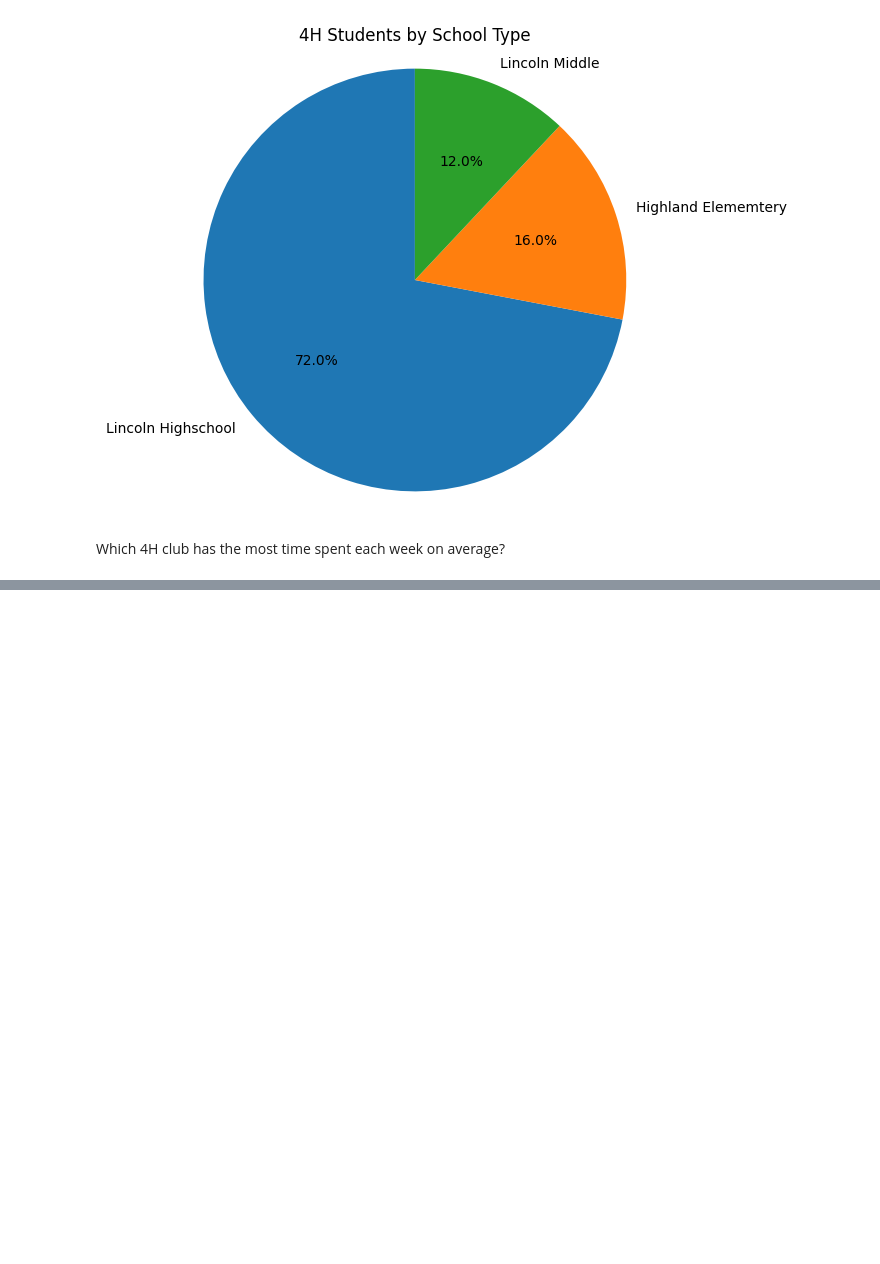
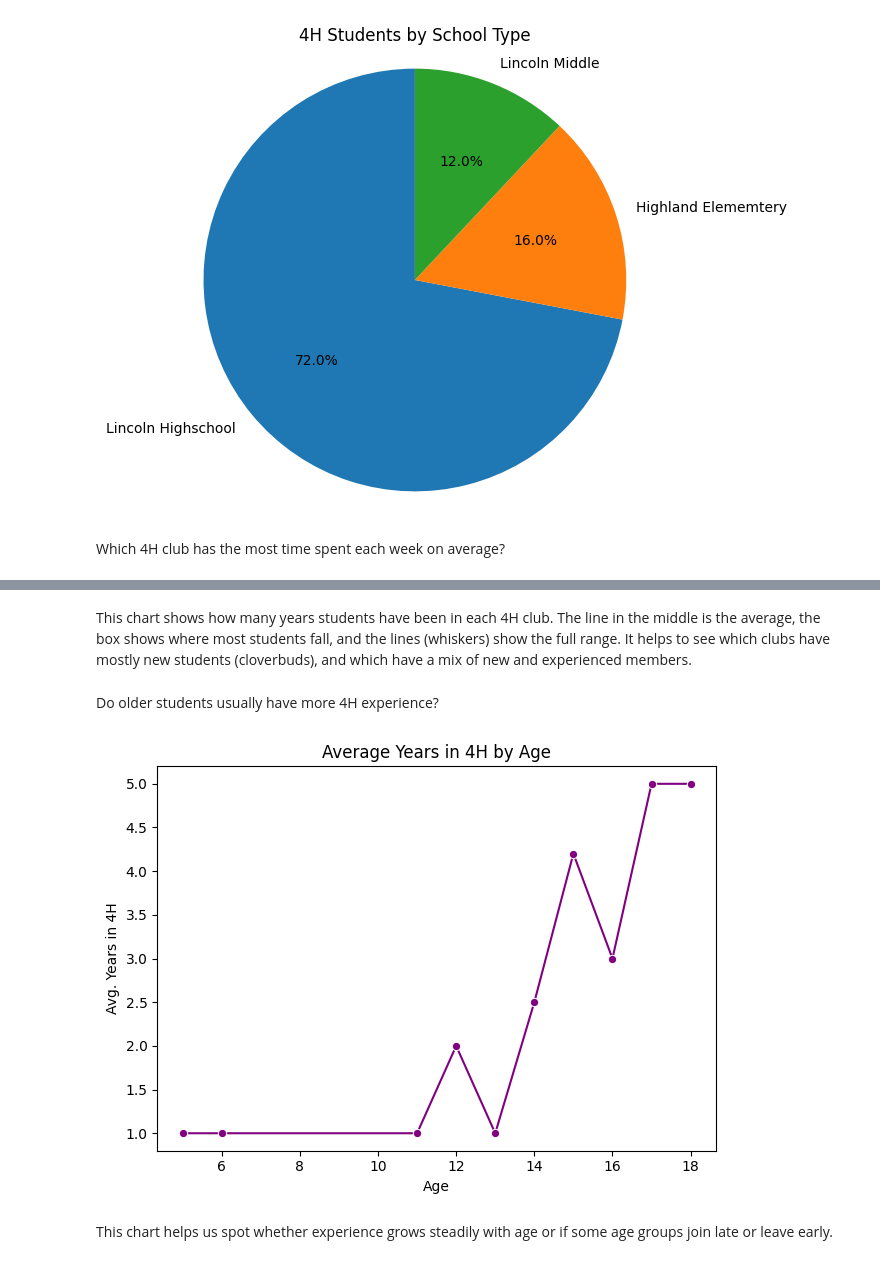
Before and after one commit to KCrowe03/KY-4H-Data-Visualization, a Jupyter notebook: Notebooks/lincoln_4h_analysis.ipynb, the cells around one changed output, grey strips where cells are left out. Cells and saved outputs as stored; diff of their text form; code cells hidden in the pictures; blank space fills up the shorter version.

```diff
--- a/Notebooks/lincoln_4h_analysis.ipynb
+++ b/Notebooks/lincoln_4h_analysis.ipynb
@@ -142,0 +178,16 @@ plt.show()
+# %% [markdown]
+This chart shows how many years students have been in each 4H club. The line in the middle is the average, the box shows where most students fall, and the lines (whiskers) show the full range. It helps to see which clubs have mostly new students (cloverbuds), and which have a mix of new and experienced members.
+# %% [markdown]
+Do older students usually have more 4H experience?
+# %%
+years_by_age = df.groupby('Age')['years_in_4h'].mean().reset_index()
+sns.lineplot(data=years_by_age, x='Age', y='years_in_4h', marker='o', color='purple')
+plt.title('Average Years in 4H by Age')
+plt.xlabel('Age')
+plt.ylabel('Avg. Years in 4H')
+plt.tight_layout()
+plt.show()
+# %% [output]
+[figure, added]
+# %% [markdown]
+This chart helps us spot whether experience grows steadily with age or if some age groups join late or leave early.
```
Also changed, not shown: parts of 10 cells of this notebook.
